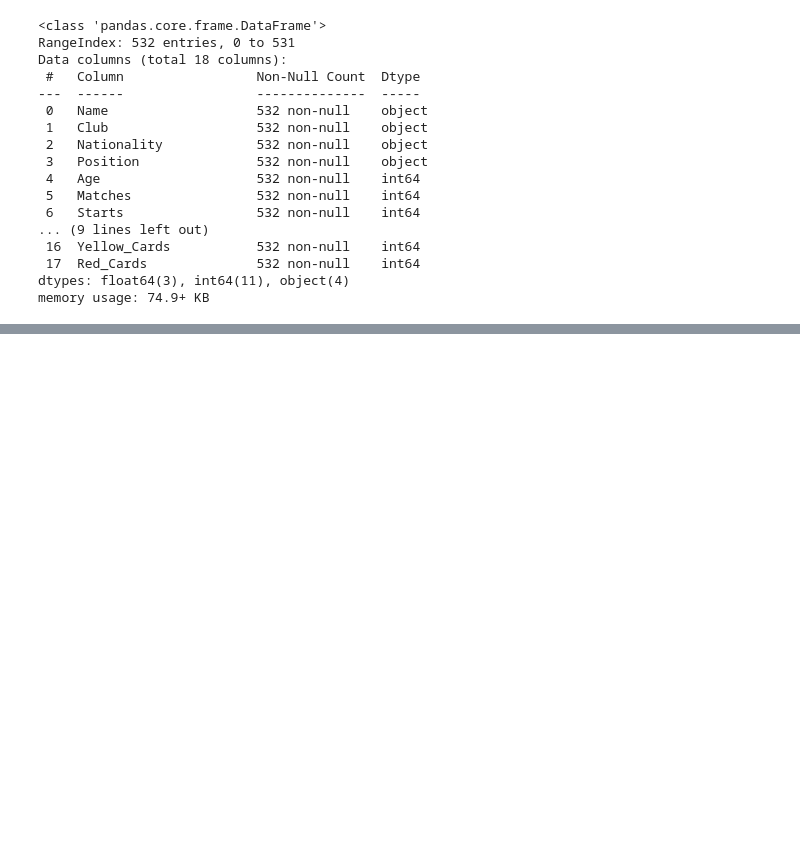
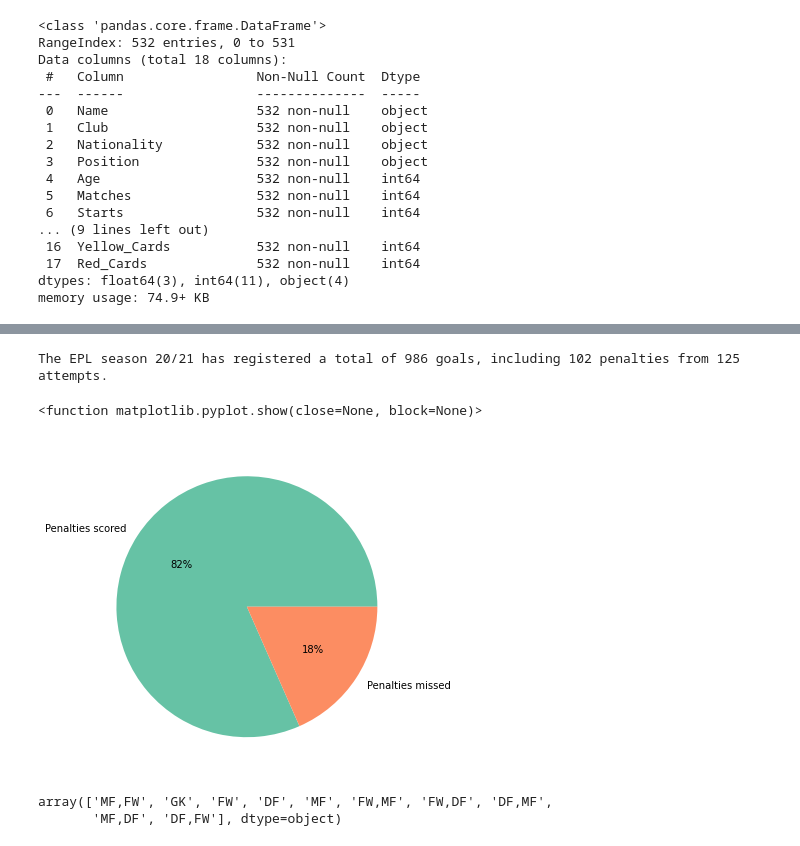
Before and after one commit to halid10/football-data-analysis, a Jupyter notebook: EPL 20-21/EPL 2020-2021 Data Analysis.ipynb, the cells around one changed output, grey strips where cells are left out. Drawn from its saved outputs; the diff is of its cells as text; code cells hidden in the pictures; blank space fills up the shorter version.

```diff
--- a/EPL 20-21/EPL 2020-2021 Data Analysis.ipynb
+++ b/EPL 20-21/EPL 2020-2021 Data Analysis.ipynb
@@ -43,0 +82,6 @@ epl_df.describe()
+# %%
+# create 2 new columns : MinsPerMatch and GoalsPerMatch
+
+epl_df['MinsPerMatch'] = (epl_df['Mins']/epl_df['Matches']).astype(int)
+epl_df['GoalsPerMatch'] = (epl_df['Goals']/epl_df['Matches']).astype(float)
+epl_df.head()
@@ -43,0 +95,32 @@ epl_df.describe()
+# %%
+# Total Goals, penalty and penalty attempts in the season
+
+total_goals = epl_df['Goals'].sum()
+total_penaltyGoals = epl_df['Penalty_Goals'].sum()
+total_penaltyAttempts = epl_df['Penalty_Attempted'].sum()
+
+print("The EPL season 20/21 has registered a total of {} goals, including {} penalties from {} attempts." .format(total_goals, total_penaltyGoals, total_penaltyAttempts))
+# %% [output]
+The EPL season 20/21 has registered a total of 986 goals, including 102 penalties from 125 attempts.
+# %%
+# Pie chart for penalties missed vs scored
+
+plt.figure(figsize=(13, 6))
+pen_scored = total_penaltyGoals
+pen_missed = total_penaltyAttempts-total_penaltyGoals
+data = [pen_scored, pen_missed]
+label = ['Penalties scored', 'Penalties missed']
+color = sns.color_palette('Set2')
+
+plt.pie(data, labels=label, colors=color, autopct='%.0f%%')
+plt.show
+# %% [output]
+<function matplotlib.pyplot.show(close=None, block=None)>
+[figure, added]
+# %%
+# Unique positions
+
+epl_df['Position'].unique()
+# %% [output]
+array(['MF,FW', 'GK', 'FW', 'DF', 'MF', 'FW,MF', 'FW,DF', 'DF,MF',
+       'MF,DF', 'DF,FW'], dtype=object)
```
Also changed, not shown: parts of 30 cells of this notebook.
